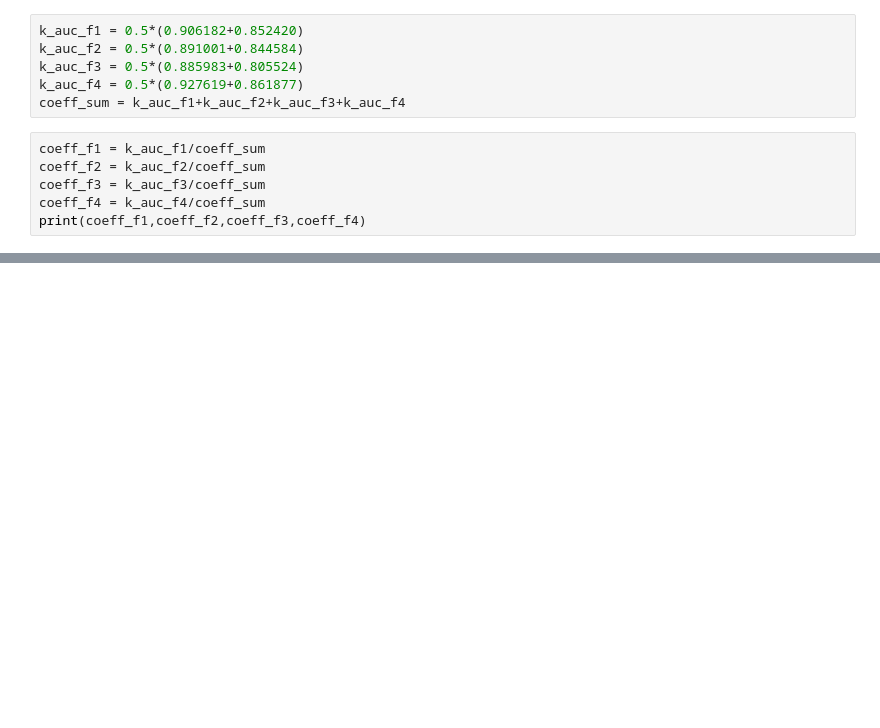
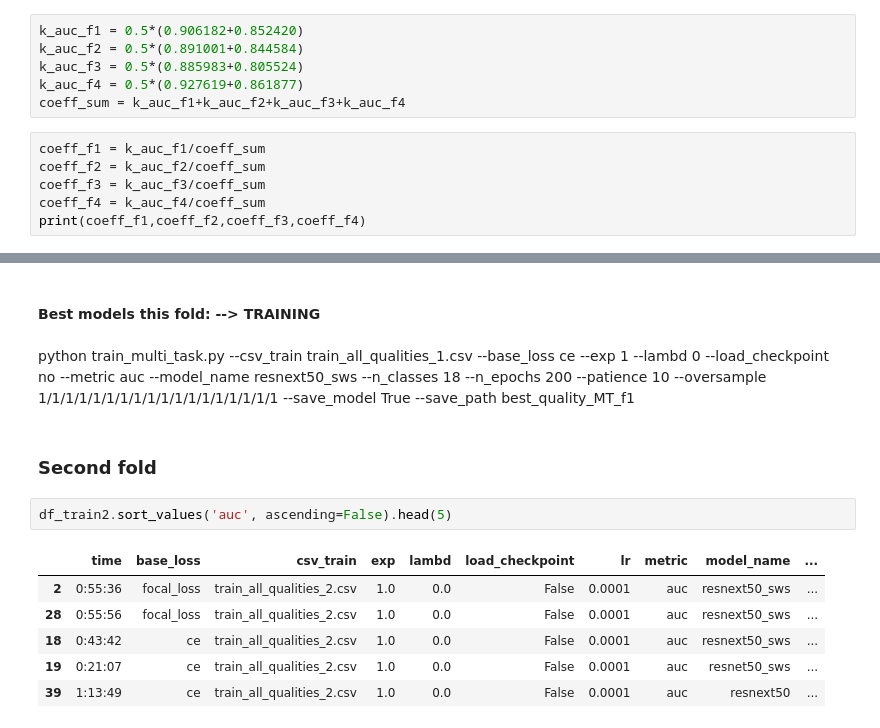
Before and after one commit to agaldran/deep_dr, a Jupyter notebook: analyze_csvs_FINAL.ipynb, the cells around one changed output, grey strips where cells are left out. Drawn from its saved outputs; the diff is of its cells as text; blank space fills up the shorter version.

```diff
--- a/analyze_csvs_FINAL.ipynb
+++ b/analyze_csvs_FINAL.ipynb
@@ -273,0 +243,15 @@ print(coeff_f1,coeff_f2,coeff_f3,coeff_f4)
+# %% [markdown]
+#### Best models this fold:    --> TRAINING
+# %% [markdown]
+python train_multi_task.py --csv_train train_all_qualities_1.csv --base_loss ce --exp 1 --lambd 0 --load_checkpoint no --metric auc --model_name resnext50_sws --n_classes 18 --n_epochs 200 --patience 10 --oversample 1/1/1/1/1/1/1/1/1/1/1/1/1/1/1/1/1/1 --save_model True --save_path best_quality_MT_f1
+# %% [markdown]
+### Second fold
+# %%
+df_train2.sort_values('auc', ascending=False).head(5)
+# %% [output]
+|  | time | base_loss | csv_train | exp | lambd | load_checkpoint | lr | metric | model_name | ... |
+| 2 | 0:55:36 | focal_loss | train_all_qualities_2.csv | 1.0 | 0.0 | False | 0.0001 | auc | resnext50_sws | ... |
+| 28 | 0:55:56 | focal_loss | train_all_qualities_2.csv | 1.0 | 0.0 | False | 0.0001 | auc | resnext50_sws | ... |
+| 18 | 0:43:42 | ce | train_all_qualities_2.csv | 1.0 | 0.0 | False | 0.0001 | auc | resnext50_sws | ... |
+| 19 | 0:21:07 | ce | train_all_qualities_2.csv | 1.0 | 0.0 | False | 0.0001 | auc | resnet50_sws | ... |
+| 39 | 1:13:49 | ce | train_all_qualities_2.csv | 1.0 | 0.0 | False | 0.0001 | auc | resnext50 | ... |
```
Also changed, not shown: parts of 41 cells of this notebook, 7 other files.
